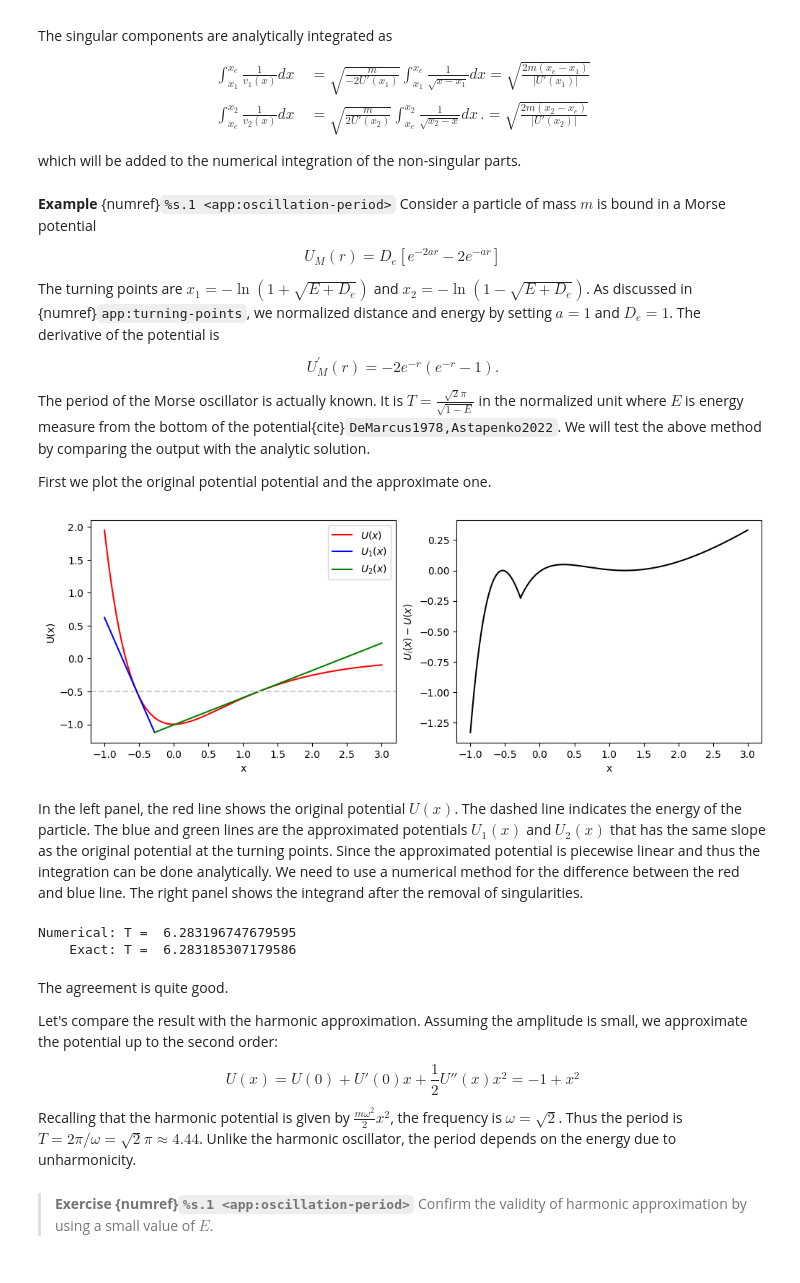
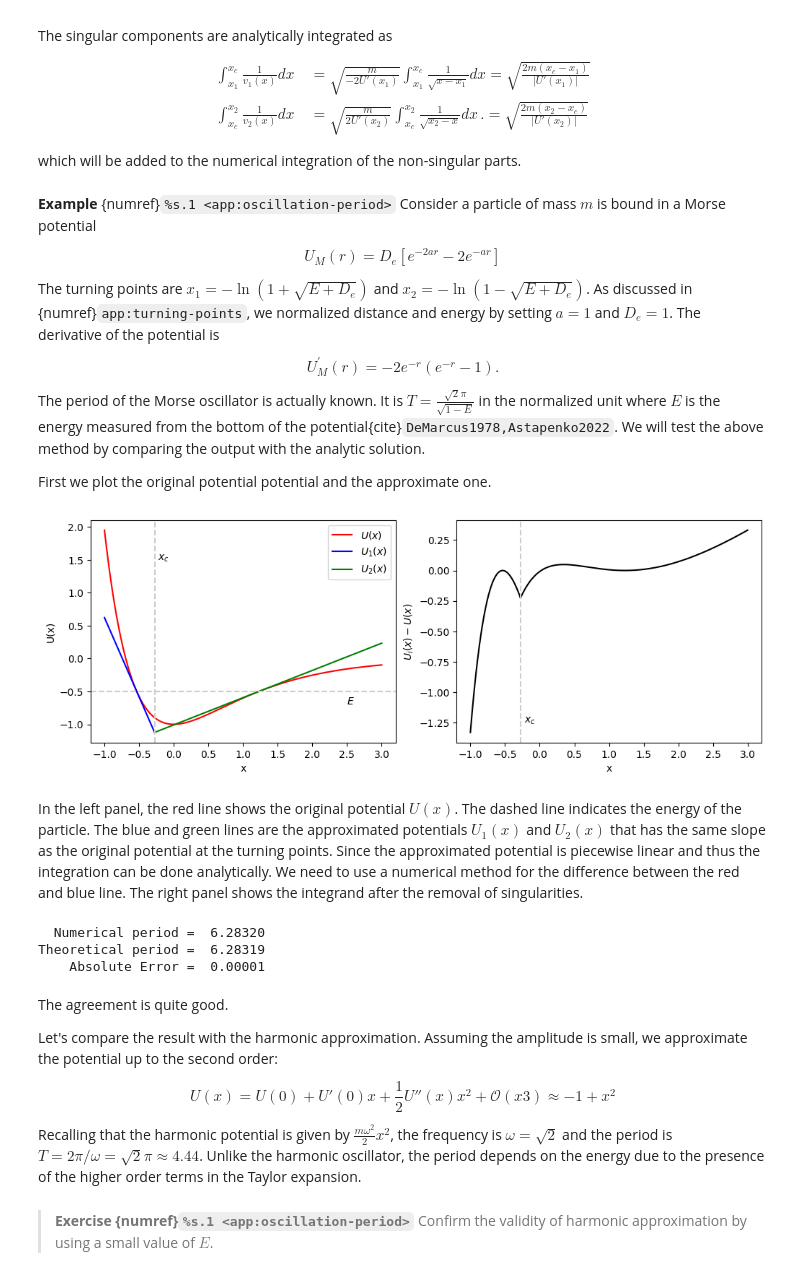
Before and after one commit to ryoichikawai/comp-phys, a Jupyter notebook: integral/period_of_oscillation.ipynb, the cells around one changed output. Drawn from its saved outputs; the diff is of its cells as text; code cells hidden in the pictures.

Commit message:
minor fox in application of integral

```diff
--- a/integral/period_of_oscillation.ipynb
+++ b/integral/period_of_oscillation.ipynb
@@ -70,7 +70,7 @@ $$
 U^\prime_M(r) = -2 e^{-r} (e^{-r}-1).
 $$
 
-The period of the Morse oscillator is actually known.  It is $T = \displaystyle\frac{\sqrt{2}\pi}{\sqrt{1-E}}$ in the normalized unit where $E$ is energy measure from the bottom of the potential{cite}`DeMarcus1978,Astapenko2022`.  We will test the above method by comparing the output with the analytic solution.
+The period of the Morse oscillator is actually known.  It is $T = \displaystyle\frac{\sqrt{2}\pi}{\sqrt{1-E}}$ in the normalized unit where $E$ is the energy measured from the bottom of the potential{cite}`DeMarcus1978,Astapenko2022`.  We will test the above method by comparing the output with the analytic solution.
 
 First we plot the original potential potential and the approximate one.
 # %%
@@ -100,58 +100,78 @@ x2 = - np.log(1-np.sqrt(E))
 xc = (du(x1)*x1-du(x2)*x2)/(du(x1)-du(x2))
 
 z1 = np.linspace(-1,xc,201)
 z2 = np.linspace(xc,3,201)
 p0 = u(z1)
 p1 = w(z1,x1,E)
 dp = p1-p0
 q0 = u(z2)
 q1 = w(z2,x2,E)
 dq = q1-q0
 
 plt.figure(figsize=(12,4))
 plt.subplot(1,2,1)
 plt.plot(z1,p0,'-r',label=r"$U(x)$")
 plt.plot(z2,q0,'-r')
 plt.plot(z1,p1,'-b',label=r"$U_1(x)$")
 plt.plot(z2,q1,'-g',label=r"$U_2(x)$")
 plt.axhline(y = E-1, color = '0.8', linestyle = '--')
+plt.axvline(x = xc, color = '0.8', linestyle = '--')
 plt.xlabel("x")
 plt.ylabel("U(x)")
 plt.legend(loc=1)
+plt.text(xc+0.05,1.5,r"$x_c$")
+plt.text(2.5,E-1.2,r"$E$")
 
 plt.subplot(1,2,2)
 plt.plot(z1,dp,'-k')
 plt.plot(z2,dq,'-k')
+plt.axvline(x = xc, color = '0.8', linestyle = '--')
 plt.xlabel("x")
 plt.ylabel(r"$U_i(x)-U(x)$")
+plt.text(xc+0.05,-1.25,r"$x_c$")
 
 plt.show()
 # %% [output]
-[figure, old version]
+[figure, new version]
 # %% [markdown]
 In the left panel, the red line shows the original potential $U(x)$. The dashed line indicates the energy of the particle. The blue and green lines are the approximated potentials $U_1(x)$ and $U_2(x)$ that has the same slope as the original potential at the turning points. Since the approximated potential is piecewise linear and thus the integration can be done analytically.  We need to use a numerical method for the difference between the red and blue line.  The right panel shows the integrand after the removal of singularities.
 # %%
 from scipy.integrate import trapezoid
 
+# define the speed
 def vu(x):
     return np.sqrt(2*(E-1-u(x))/m)
 
+# define the approximate speed
 def vw(x,xi):
     return np.sqrt(-2*du(xi)*(x-xi)/m)
 
+# number of evaluation points in each integral
 N=500
+
+# evaluation point for the 1st integral
 z1=np.linspace(x1,xc,N)
+# avoid divided by zero error
+z1[0]=x1+0.01
+# 1st integrand
+f1=1/vu(z1)-1/vw(z1,x1)
+# the integrand at the turning point
+f1[0]=0
+# set the turning point back
+z1[0]=x1
+
+# evaluation point for the 2nd integral
 z2=np.linspace(xc,x2,N)
-z1[0]=x1+0.01
-f1=1/vu(z1)-1/vw(z1,x1)
-f1[0]=0
-z1[0]=x1
+# avoid divided by zero error
 z2[N-1]=x2-0.01
+# 2nd integrand
 f2=1/vu(z2)-1/vw(z2,x2)
+# the integrand at the turning point
 f2[N-1]=0
+# set the turning point back
 z2[N-1]=x2
 
-# numerical integration
+# numerical integration by the trapezoidal rule
 s1=trapezoid(f1,x=z1)
 s2=trapezoid(f2,x=z2)
 
@@ -159,23 +179,29 @@ s2=trapezoid(f2,x=z2)
 t1=np.sqrt(2*m*(xc-x1)/abs(du(x1)))
 t2=np.sqrt(2*m*(x2-xc)/abs(du(x2)))
 
-exact = np.sqrt(2)*np.pi/np.sqrt(1-E)
+# numerical period
+numerical = 2*(s1+s2+t1+t2)
 
-print("Numerical: T = ",2*(s1+s2+t1+t2))
-print("    Exact: T = ",exact)
+# theoretical period
+theoretical = np.sqrt(2)*np.pi/np.sqrt(1-E)
+
+print("  Numerical period = {0:8.5f}".format(numerical))
+print("Theoretical period = {0:8.5f}".format(theoretical))
+print("    Absolute Error = {0:8.5f}".format(abs(numerical-theoretical)))
 # %% [output]
-Numerical: T =  6.283196747679595
-    Exact: T =  6.283185307179586
+  Numerical period =  6.28320
+Theoretical period =  6.28319
+    Absolute Error =  0.00001
 # %% [markdown]
 The agreement is quite good.
 
 Let's compare the result with the harmonic approximation.  Assuming the amplitude is small, we approximate the potential up to the second order:
 
 $$
-U(x) = U(0) + U'(0) x + \frac{1}{2} U''(x) x^2 = -1 + x^2
+U(x) = U(0) + U'(0) x + \frac{1}{2} U''(x) x^2 + \mathcal{O}(x3) \approx -1 + x^2
 $$
 
-Recalling that the harmonic potential is given by $\frac{m \omega^2}{2} x^2$, the frequency is $\omega = \sqrt{2}$.  Thus the period is $T=2\pi/\omega = \sqrt{2}\pi \approx 4.44$.   Unlike the harmonic oscillator, the period depends on the energy due to unharmonicity.
+Recalling that the harmonic potential is given by $\frac{m \omega^2}{2} x^2$, the frequency is $\omega = \sqrt{2}$ and the period is $T=2\pi/\omega = \sqrt{2}\pi \approx 4.44$.   Unlike the harmonic oscillator, the period depends on the energy due to the presence of the higher order terms in the Taylor expansion.
 # %% [markdown]
 > **Exercise {numref}`%s.1 <app:oscillation-period>`**     Confirm the validity of harmonic approximation by using a small value of $E$.
 # %% [markdown]
```
Also changed, not shown: parts of 1 cell of this notebook, 33 other files.
